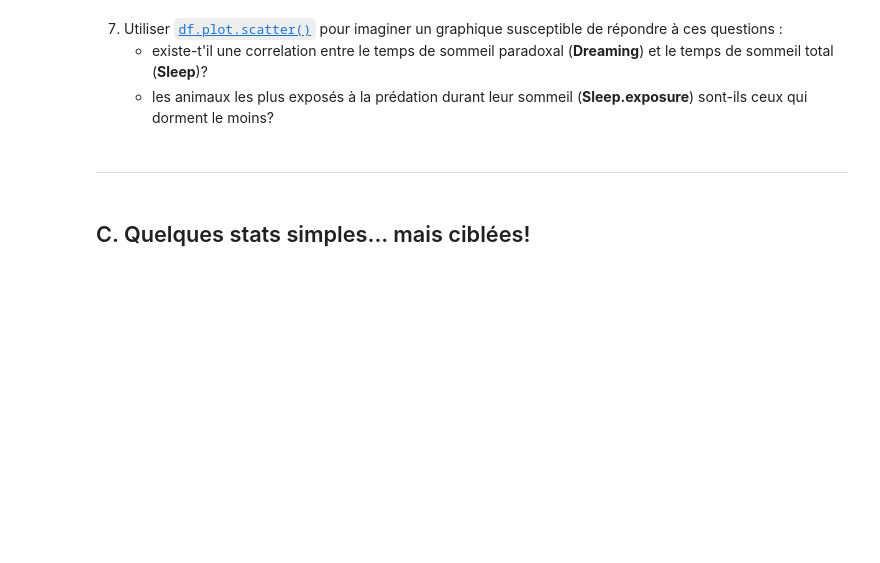
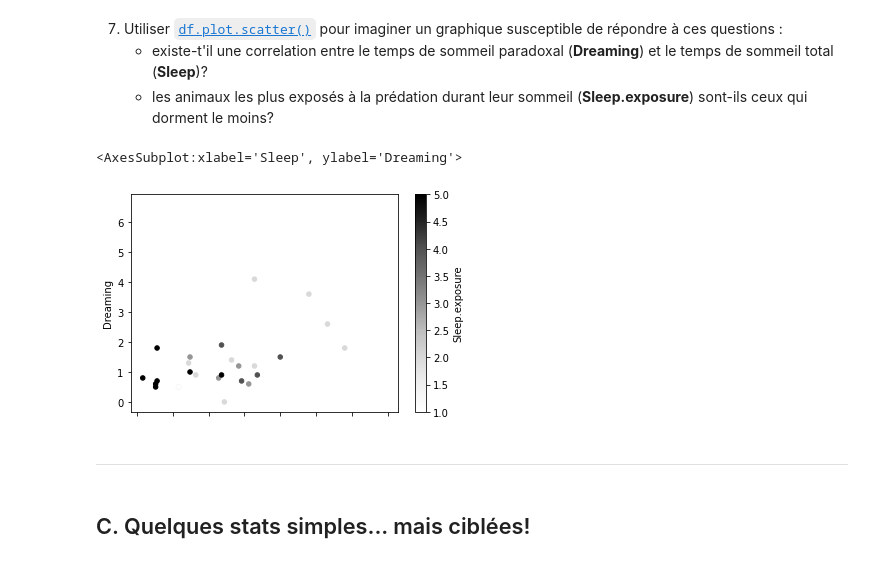
Before and after one commit to Juliette0070/optimisation, a Jupyter notebook: TP3 - Introduction à Pandas-20240205/TP3_Pandas.ipynb, the cells around one changed output. Cells and saved outputs as stored; diff of their text form; code cells hidden in the pictures; blank space fills up the shorter version.

```diff
--- a/TP3 - Introduction à Pandas-20240205/TP3_Pandas.ipynb
+++ b/TP3 - Introduction à Pandas-20240205/TP3_Pandas.ipynb
@@ -90,6 +216,11 @@ Nous allons creuser un peu pour découvrir les raisons de cette divergence moyen
 7. Utiliser [`df.plot.scatter()`](https://pandas.pydata.org/docs/reference/api/pandas.DataFrame.plot.scatter.html) pour imaginer un graphique susceptible de répondre à ces questions :
     - existe-t'il une correlation entre le temps de sommeil paradoxal (**Dreaming**) et le temps de sommeil total (**Sleep**)?
     - les animaux les plus exposés à la prédation durant leur sommeil (**Sleep.exposure**) sont-ils ceux qui dorment le moins?
+# %%
+df.plot.scatter(x='Sleep', y='Dreaming', c='Sleep.exposure')
+# %% [output]
+<AxesSubplot:xlabel='Sleep', ylabel='Dreaming'>
+[figure, added]
 # %% [markdown]
 ---
 # %% [markdown]
```
Also changed, not shown: parts of 30 cells of this notebook, 2 other files.
